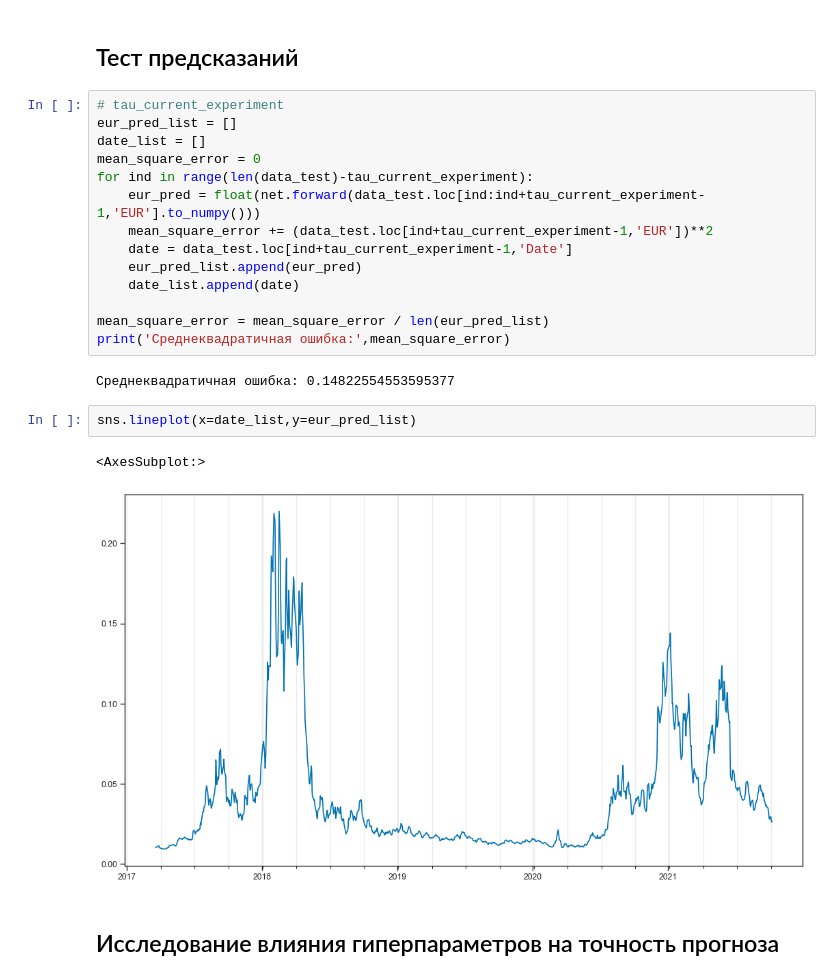
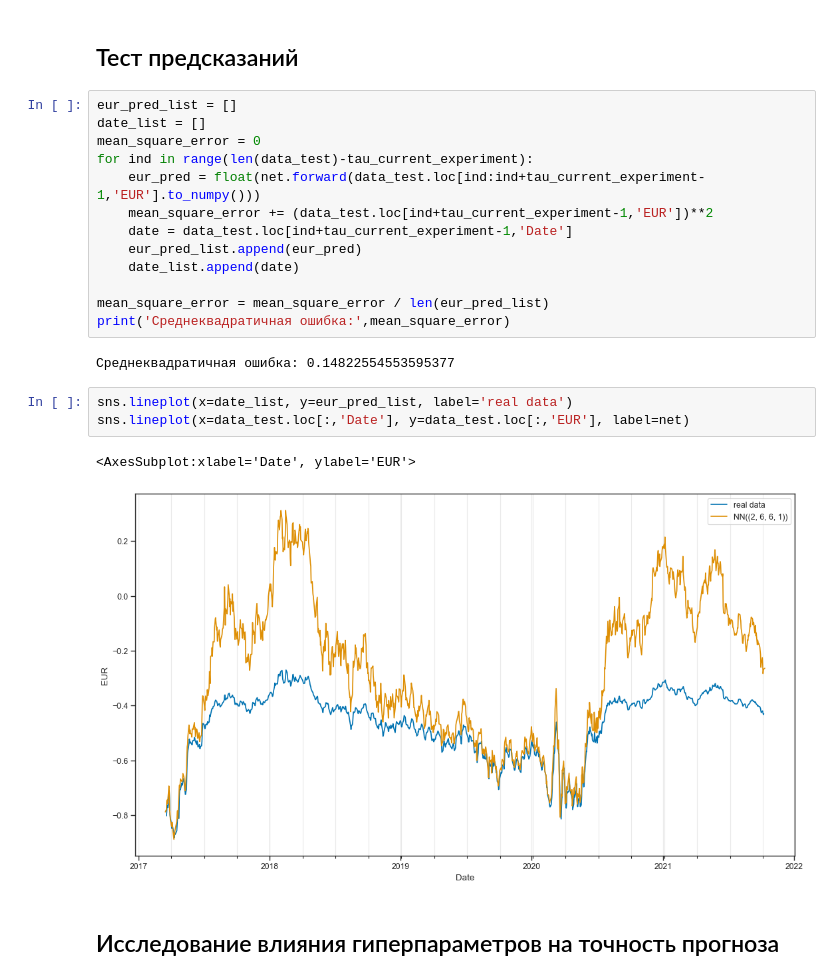
Before and after one commit to RelaxingCoyote/neural_networks, a Jupyter notebook: lb 1 dollar to euro forecasting/dollar_to_euro.ipynb, the cells around one changed output. Saved outputs shown, nothing was run; the diff lists cells and outputs as text.

```diff
--- a/lb 1 dollar to euro forecasting/dollar_to_euro.ipynb
+++ b/lb 1 dollar to euro forecasting/dollar_to_euro.ipynb
@@ -284,7 +377,6 @@ Name: EUR, dtype: float64
 # %% [markdown]
 ## Тест предсказаний
 # %%
-# tau_current_experiment
 eur_pred_list = []
 date_list = []
 mean_square_error = 0
@@ -300,9 +392,10 @@ print('Среднеквадратичная ошибка:',mean_square_error)
 # %% [output]
 Среднеквадратичная ошибка: 0.14822554553595377
 # %%
-sns.lineplot(x=date_list,y=eur_pred_list)
+sns.lineplot(x=date_list, y=eur_pred_list, label='real data')
+sns.lineplot(x=data_test.loc[:,'Date'], y=data_test.loc[:,'EUR'], label=net)
 # %% [output]
-<AxesSubplot:>
+<AxesSubplot:xlabel='Date', ylabel='EUR'>
-[figure, old version]
+[figure, new version]
 # %% [markdown]
 ## Исследование влияния гиперпараметров на точность прогноза
```
Also changed, not shown: parts of 31 cells of this notebook.
